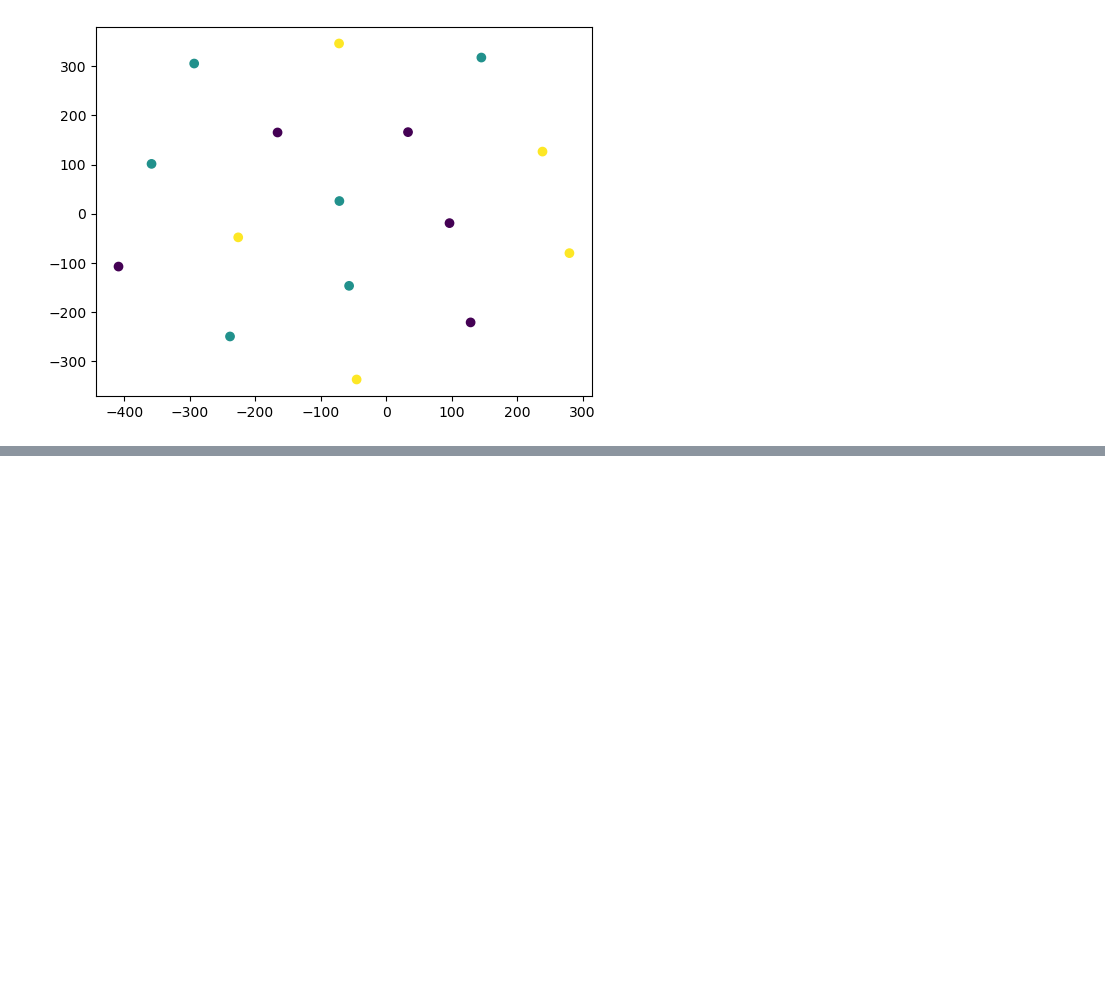
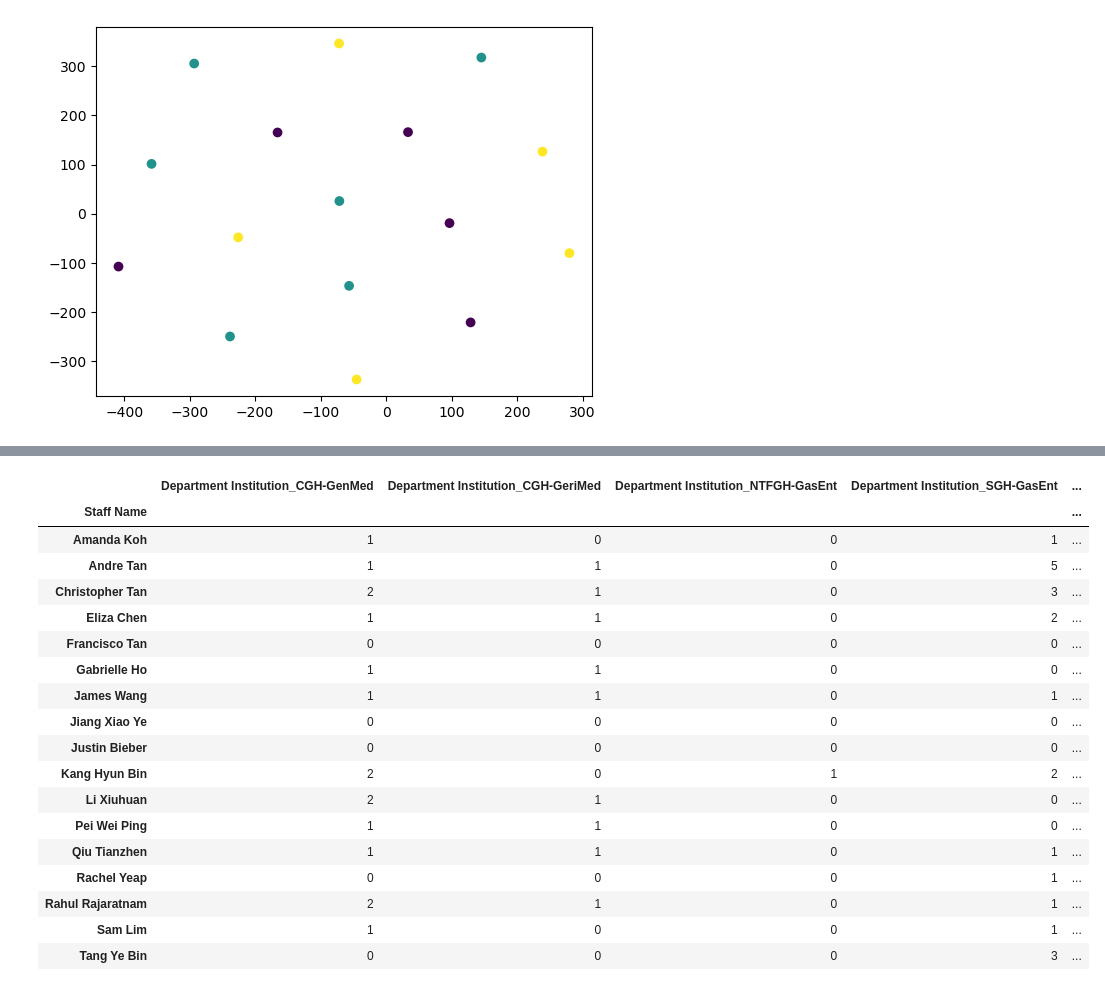
Before and after one commit to dracolim/FYP-GoodHealth, a Jupyter notebook: ML/sentiment analysis/sentiment+cluster.ipynb, the cells around one changed output, grey strips where cells are left out. Cells and saved outputs as stored; diff of their text form; code cells hidden in the pictures; blank space fills up the shorter version.

```diff
--- a/ML/sentiment analysis/sentiment+cluster.ipynb
+++ b/ML/sentiment analysis/sentiment+cluster.ipynb
@@ -1341,0 +1558,3 @@ fig.show()
+# %%
+gastro=pd.read_excel('gas_all.xlsx',sheet_name="History - Posting")
+gastro
@@ -1341,0 +1602,3 @@ fig.show()
+# %%
+gastro['Department Institution']=gastro.apply(lambda x:x['Posting Institution']+'-'+x['Posting Department'],axis=1)
+gastro['Department Institution']
@@ -1341,0 +1617,26 @@ fig.show()
+# %%
+posting_encoded = pd.get_dummies(gastro, columns=["Department Institution"])
+posting_encoded
+
+posting_grouped = posting_encoded[['Staff Name', 'Department Institution_CGH-GenMed', 'Department Institution_CGH-GeriMed','Department Institution_NTFGH-GasEnt','Department Institution_SGH-GasEnt','Department Institution_SGH-GasHep','Department Institution_SGH-GeriMed','Department Institution_SGH-IntMed','Department Institution_SKH-GasHep','Department Institution_SKH-GenMed','Department Institution_SKH-GeriMed']].groupby('Staff Name').sum()
+posting_grouped
+# %% [output]
+|  | Department Institution_CGH-GenMed | Department Institution_CGH-GeriMed | Department Institution_NTFGH-GasEnt | Department Institution_SGH-GasEnt | ... |
+| Staff Name |  |  |  |  | ... |
+| Amanda Koh | 1 | 0 | 0 | 1 | ... |
+| Andre Tan | 1 | 1 | 0 | 5 | ... |
+| Christopher Tan | 2 | 1 | 0 | 3 | ... |
+| Eliza Chen | 1 | 1 | 0 | 2 | ... |
+| Francisco Tan | 0 | 0 | 0 | 0 | ... |
+| Gabrielle Ho | 1 | 1 | 0 | 0 | ... |
+| James Wang | 1 | 1 | 0 | 1 | ... |
+| Jiang Xiao Ye | 0 | 0 | 0 | 0 | ... |
+| Justin Bieber | 0 | 0 | 0 | 0 | ... |
+| Kang Hyun Bin | 2 | 0 | 1 | 2 | ... |
+| Li Xiuhuan | 2 | 1 | 0 | 0 | ... |
+| Pei Wei Ping | 1 | 1 | 0 | 0 | ... |
+| Qiu Tianzhen | 1 | 1 | 0 | 1 | ... |
+| Rachel Yeap | 0 | 0 | 0 | 1 | ... |
+| Rahul Rajaratnam | 2 | 1 | 0 | 1 | ... |
+| Sam Lim | 1 | 0 | 0 | 1 | ... |
+| Tang Ye Bin | 0 | 0 | 0 | 3 | ... |
```
Also changed, not shown: parts of 27 cells of this notebook.
